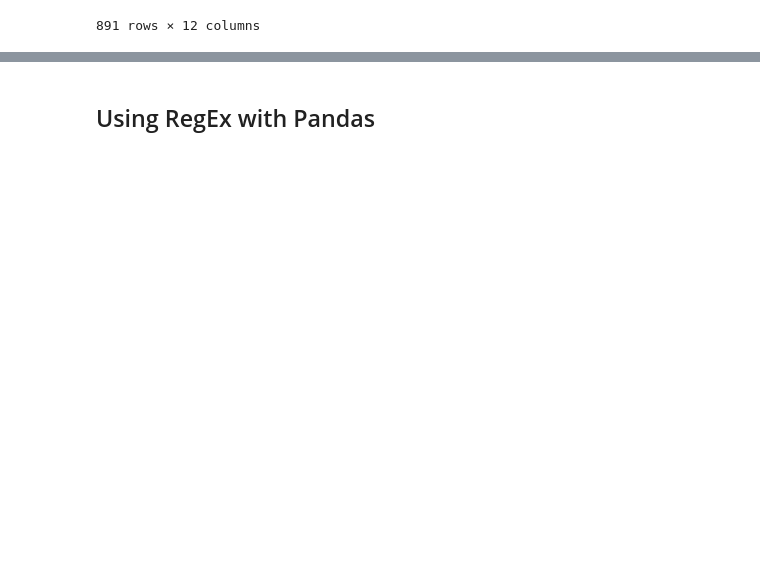
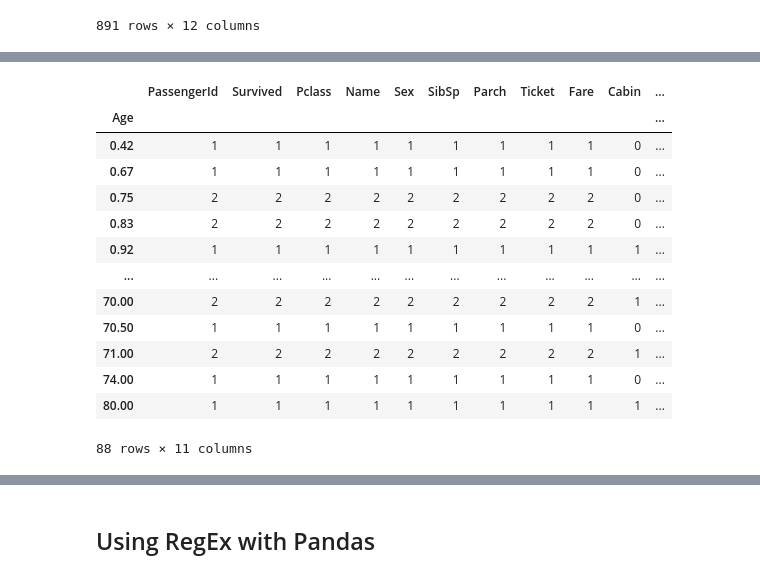
Before and after one commit to wjbmattingly/textbook_pandas, a Jupyter notebook: 03_03_advanced_grouping.ipynb, the cells around one changed output, grey strips where cells are left out. Saved outputs shown, nothing was run; the diff lists cells and outputs as text; code cells hidden in the pictures; blank space fills up the shorter version.

```diff
--- a/03_03_advanced_grouping.ipynb
+++ b/03_03_advanced_grouping.ipynb
@@ -36,0 +76,17 @@ df
+# %%
+df.groupby("Age").count()
+# %% [output]
+|  | PassengerId | Survived | Pclass | Name | Sex | SibSp | Parch | Ticket | Fare | Cabin | ... |
+| Age |  |  |  |  |  |  |  |  |  |  | ... |
+| 0.42 | 1 | 1 | 1 | 1 | 1 | 1 | 1 | 1 | 1 | 0 | ... |
+| 0.67 | 1 | 1 | 1 | 1 | 1 | 1 | 1 | 1 | 1 | 0 | ... |
+| 0.75 | 2 | 2 | 2 | 2 | 2 | 2 | 2 | 2 | 2 | 0 | ... |
+| 0.83 | 2 | 2 | 2 | 2 | 2 | 2 | 2 | 2 | 2 | 0 | ... |
+| 0.92 | 1 | 1 | 1 | 1 | 1 | 1 | 1 | 1 | 1 | 1 | ... |
+| ... | ... | ... | ... | ... | ... | ... | ... | ... | ... | ... | ... |
+| 70.00 | 2 | 2 | 2 | 2 | 2 | 2 | 2 | 2 | 2 | 1 | ... |
+| 70.50 | 1 | 1 | 1 | 1 | 1 | 1 | 1 | 1 | 1 | 0 | ... |
+| 71.00 | 2 | 2 | 2 | 2 | 2 | 2 | 2 | 2 | 2 | 1 | ... |
+| 74.00 | 1 | 1 | 1 | 1 | 1 | 1 | 1 | 1 | 1 | 0 | ... |
+| 80.00 | 1 | 1 | 1 | 1 | 1 | 1 | 1 | 1 | 1 | 1 | ... |
+88 rows × 11 columns
```
Also changed, not shown: parts of 6 cells of this notebook.
